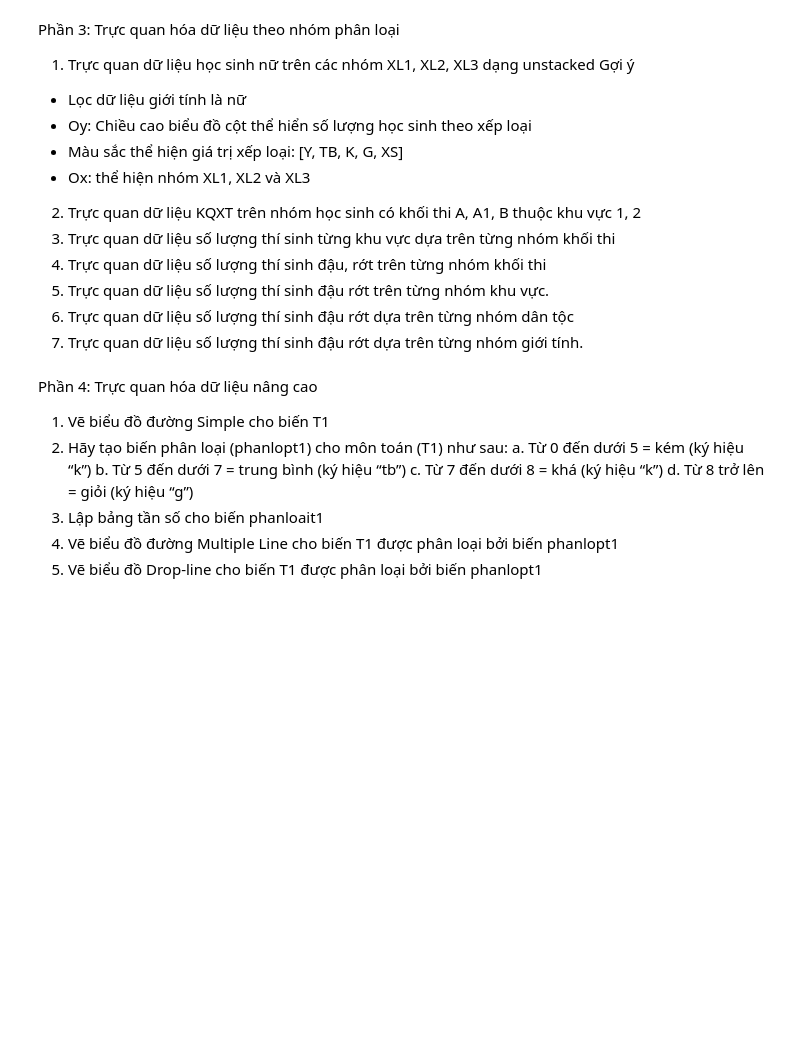
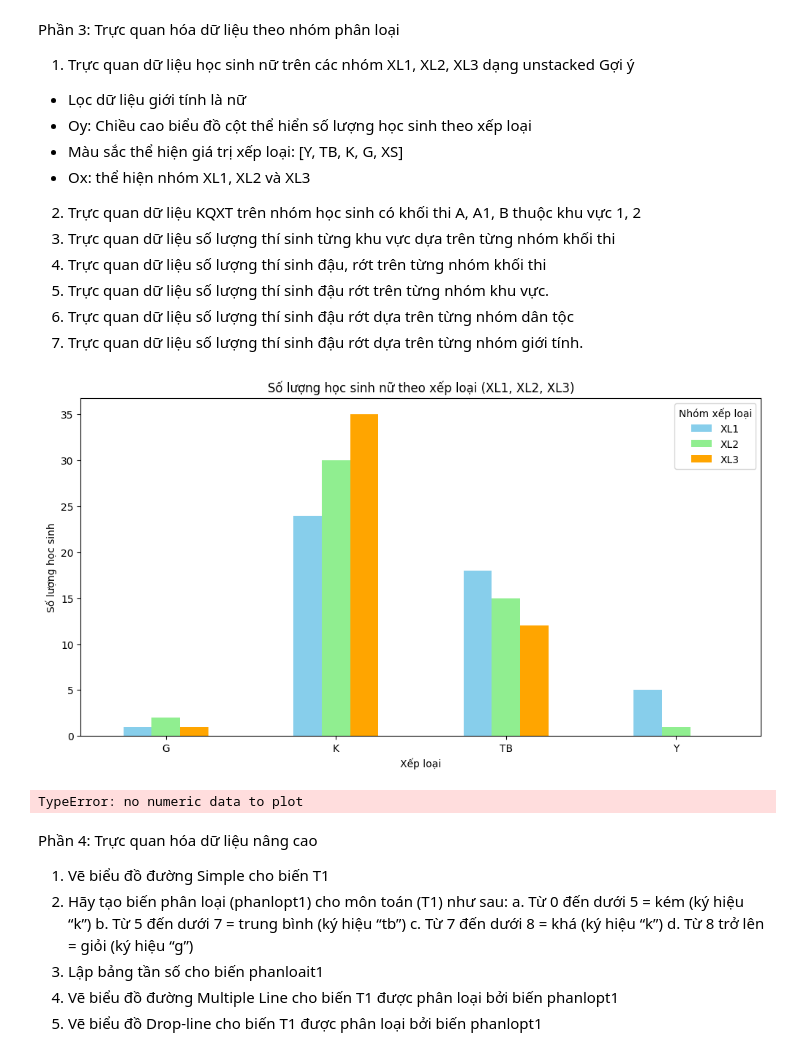
Before and after one commit to Thinh065/Thinh065-PhanTichDuLieunHocSau, a Jupyter notebook: lap2.ipynb, the cells around one changed output. Cells and saved outputs as stored; diff of their text form; code cells hidden in the pictures; blank space fills up the shorter version.

```diff
--- a/lap2.ipynb
+++ b/lap2.ipynb
@@ -340,6 +340,54 @@ Gợi ý
 5. Trực quan dữ liệu số lượng thí sinh đậu rớt trên từng nhóm khu vực.
 6. Trực quan dữ liệu số lượng thí sinh đậu rớt dựa trên từng nhóm dân tộc
 7. Trực quan dữ liệu số lượng thí sinh đậu rớt dựa trên từng nhóm giới tính.
+# %%
+# Câu 1: Trực quan dữ liệu học sinh nữ trên các nhóm XL1, XL2, XL3 dạng unstacked
+
+import pandas as pd
+import matplotlib.pyplot as plt
+
+# Đọc file CSV
+df = pd.read_csv('processed_dulieuxettuyendaihoc.csv')
+
+# Lọc dữ liệu học sinh nữ
+female_hs = df[df['GT'] == 'F']
+
+# Tạo bảng thống kê số lượng học sinh nữ theo XL1, XL2, XL3
+xl_counts = female_hs[['XL1', 'XL2', 'XL3']].apply(pd.Series.value_counts)
+
+# Vẽ biểu đồ cột unstacked
+xl_counts.plot(kind='bar', figsize=(12, 6), color=['skyblue', 'lightgreen', 'orange'])
+plt.title('Số lượng học sinh nữ theo xếp loại (XL1, XL2, XL3)')
+plt.xlabel('Xếp loại')
+plt.ylabel('Số lượng học sinh')
+plt.xticks(rotation=0)
+plt.legend(title='Nhóm xếp loại')
+plt.show()
+# %% [output]
+[figure, added]
+# %%
+# Câu 2: Trực quan dữ liệu KQXT trên nhóm học sinh có khối thi A, A1, B thuộc khu vực 1, 2
+
+df = pd.read_csv('processed_dulieuxettuyendaihoc.csv')
+# Lọc dữ liệu học sinh có khối thi A, A1, B và thuộc khu vực 1, 2
+filtered_data = df[
+    (df['KT'].isin(['A', 'A1', 'B'])) &
+    (df['KV'].isin([1, 2]))
+]
+
+# Thống kê kết quả xét tuyển (KQXT) theo khối thi
+kqxt_counts = filtered_data.groupby(['KT', 'KQXT']).size().unstack()
+
+# Vẽ biểu đồ cột
+kqxt_counts.plot(kind='bar', figsize=(10, 6), stacked=True)
+plt.title('Kết quả xét tuyển theo khối thi (A, A1, B) và khu vực (1, 2)')
+plt.xlabel('Khối thi')
+plt.ylabel('Số lượng học sinh')
+plt.xticks(rotation=0)
+plt.legend(title='Kết quả xét tuyển')
+plt.show()
+# %% [output]
+TypeError: no numeric data to plot
 # %% [markdown]
 Phần 4: Trực quan hóa dữ liệu nâng cao
 1. Vẽ biểu đồ đường Simple cho biến T1
```
